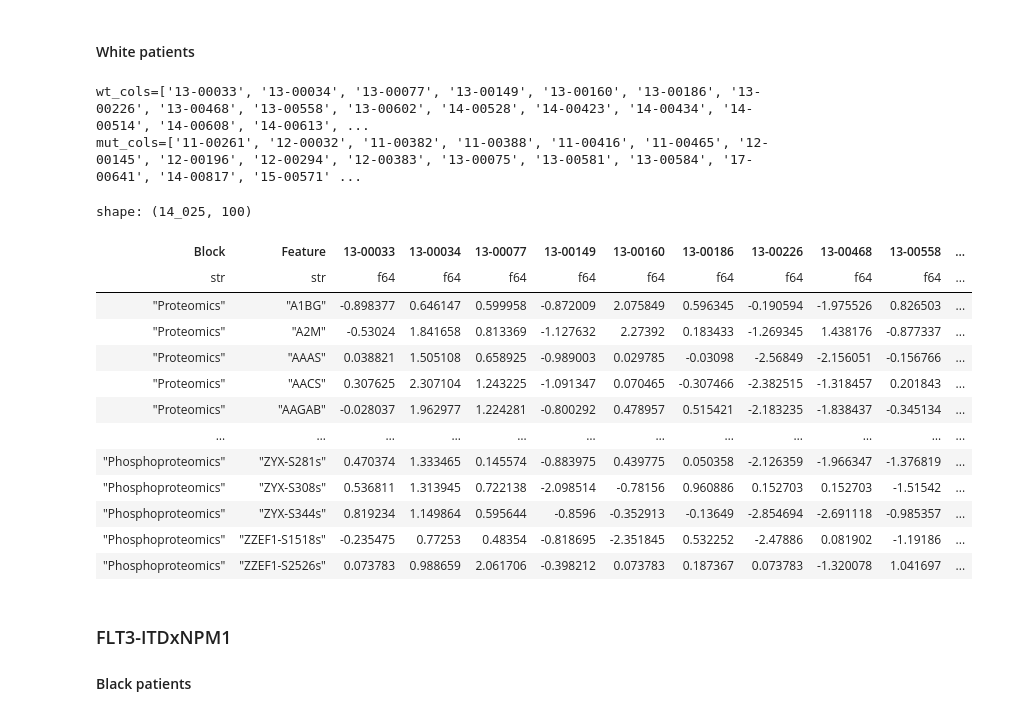
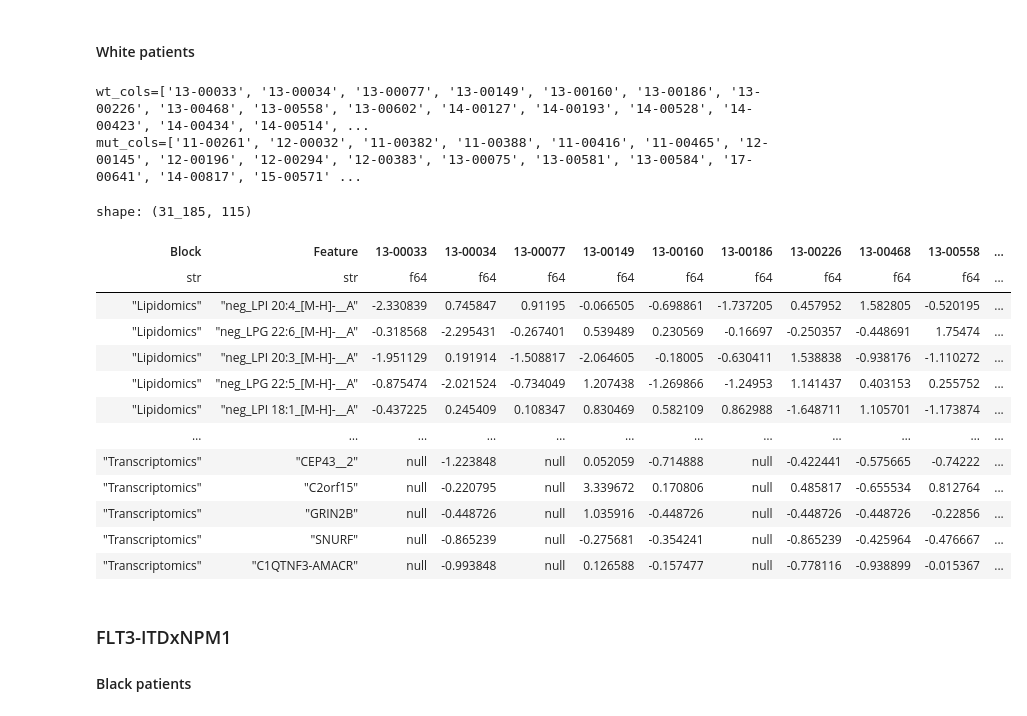
Before and after one commit to PNNL-CompBio/amlMultidrugResistance, a Jupyter notebook: aml_outcome_disparities/analysis/dylan/subset_omics_data.ipynb, the cells around one changed output. Drawn from its saved outputs; the diff is of its cells as text; code cells hidden in the pictures.

Commit message:
focus on NPM1 and FLT3-ITD, re-work omics data subsetting, get rid of DIABLO stuff

```diff
--- a/aml_outcome_disparities/analysis/dylan/subset_omics_data.ipynb
+++ b/aml_outcome_disparities/analysis/dylan/subset_omics_data.ipynb
@@ -40,9 +38,18 @@ FIGURE_DIR = os.path.join(
 META_CACHE = os.path.join(CACHE_DIR, "meta.arrow")
 OMICS_CACHE = os.path.join(CACHE_DIR, "combined.arrow")
 
-# missingness threshold (as a proportion) for dropping omics data rows
-# rows with missingness above this threshold are dropped
-MISSING_THRESHOLD = 0.3
+
+# key: block label
+# value: color
+COLORS = {
+    "Transcriptomics": "#EF476F",
+    "Phosphoproteomics": "#F7866B",
+    "Proteomics": "#FFD166",
+    "Acetylomics": "#06D6A0",
+    "Lipidomics": "#11A2B2",
+    "Metabolomics": "#0B6584",
+    "Filtered": "#444444"
+}
 # %% [markdown]
 ### Load metadata and omics data from cache
 # %%
@@ -168,17 +465,6 @@ def plot_filtered_feature_counts(
     subset: pl.DataFrame,
     figname=None
 ) :
-    # key: block label
-    # value: color
-    colors = {
-        "Transcriptomics": "#EF476F",
-        "Phosphoproteomics": "#F7866B",
-        "Proteomics": "#FFD166",
-        "Acetylomics": "#06D6A0",
-        "Lipidomics": "#11A2B2",
-        "Metabolomics": "#0B6584",
-        "Filtered": "#444444"
-    }
 
     def _hex_to_rgba(hex: str, alpha: float) -> str :
         """ add some transparency to rgb hex code and format it how plotly likes it """
@@ -223,7 +509,7 @@ def plot_filtered_feature_counts(
         # add the node for pre-subsetting feature count
         node_data[f"{block}_0"] = {
             "index": i,
-            "color": colors[block],
+            "color": COLORS[block],
             "label": f"{block} ({pre})",
             "count": pre,
             "filtered": pre - post
@@ -233,7 +519,7 @@ def plot_filtered_feature_counts(
         # add the node for post-subsetting feature count
         node_data[f"{block}_1"] = {
             "index": i,
-            "color": colors[block],
+            "color": COLORS[block],
             "label": f"({post}) {block}",
             "count": post
         }
@@ -242,7 +528,7 @@ def plot_filtered_feature_counts(
     # add a catch-all node for features that were filtered out
     node_data["Filtered"] = {
         "index": i,
-        "color": colors["Filtered"],
+        "color": COLORS["Filtered"],
         "label": f"({filtered}) Filtered",
         "count": filtered
     }
@@ -629,8 +751,6 @@ wt_cols = meta.filter(
     (pl.col("Race") == "White")
     & ~pl.col("NPM1")
     & ~pl.col("FLT3_ITD")
-    & ~pl.col("IDH1+IDH2")
-    & ~pl.col("NRAS")
 )["Sample"].to_list()
 print(f"{wt_cols=}")
 # NPM1
@@ -638,50 +758,48 @@ mut_cols = meta.filter(
     (pl.col("Race") == "White")
     & ~pl.col("NPM1")
     & pl.col("FLT3_ITD")
-    & ~pl.col("IDH1+IDH2")
-    & ~pl.col("NRAS")
 )["Sample"].to_list()
 print(f"{mut_cols=}")
 
 # save the sample columns
 with open(os.path.join(CACHE_DIR, "W_FLT3-ITD-WT_cols.pkl"), "wb") as pf:
     pickle.dump((wt_cols, mut_cols), pf)
 
 # subset the omics data
 subset = select_subset(combined, wt_cols, mut_cols)
 
 # save the subset to file
 subset.write_ipc(os.path.join(CACHE_DIR, "W_FLT3-ITD-WT.arrow"))
 
 # display
 display(subset)
 
 # report on the number of features in each block
 subset.group_by("Block").len().sort("len", descending=True)
 
 # plot feature counts before/after subsetting
 plot_filtered_feature_counts(
     combined,
     subset,
     figname=os.path.join(FIGURE_DIR, "block-feature-counts_W_FLT3-ITD-WT.png")
 )
 # %% [output]
-wt_cols=['13-00033', '13-00034', '13-00077', '13-00149', '13-00160', '13-00186', '13-00226', '13-00468', '13-00558', '13-00602', '14-00528', '14-00423', '14-00434', '14-00514', '14-00608', '14-00613', ...
+wt_cols=['13-00033', '13-00034', '13-00077', '13-00149', '13-00160', '13-00186', '13-00226', '13-00468', '13-00558', '13-00602', '14-00127', '14-00193', '14-00528', '14-00423', '14-00434', '14-00514', ...
 mut_cols=['11-00261', '12-00032', '11-00382', '11-00388', '11-00416', '11-00465', '12-00145', '12-00196', '12-00294', '12-00383', '13-00075', '13-00581', '13-00584', '17-00641', '14-00817', '15-00571' ...
-shape: (14_025, 100)
+shape: (31_185, 115)
 | Block | Feature | 13-00033 | 13-00034 | 13-00077 | 13-00149 | 13-00160 | 13-00186 | 13-00226 | 13-00468 | 13-00558 | ... |
 | str | str | f64 | f64 | f64 | f64 | f64 | f64 | f64 | f64 | f64 | ... |
-| "Proteomics" | "A1BG" | -0.898377 | 0.646147 | 0.599958 | -0.872009 | 2.075849 | 0.596345 | -0.190594 | -1.975526 | 0.826503 | ... |
-| "Proteomics" | "A2M" | -0.53024 | 1.841658 | 0.813369 | -1.127632 | 2.27392 | 0.183433 | -1.269345 | 1.438176 | -0.877337 | ... |
-| "Proteomics" | "AAAS" | 0.038821 | 1.505108 | 0.658925 | -0.989003 | 0.029785 | -0.03098 | -2.56849 | -2.156051 | -0.156766 | ... |
-| "Proteomics" | "AACS" | 0.307625 | 2.307104 | 1.243225 | -1.091347 | 0.070465 | -0.307466 | -2.382515 | -1.318457 | 0.201843 | ... |
-| "Proteomics" | "AAGAB" | -0.028037 | 1.962977 | 1.224281 | -0.800292 | 0.478957 | 0.515421 | -2.183235 | -1.838437 | -0.345134 | ... |
+| "Lipidomics" | "neg_LPI 20:4_[M-H]-__A" | -2.330839 | 0.745847 | 0.91195 | -0.066505 | -0.698861 | -1.737205 | 0.457952 | 1.582805 | -0.520195 | ... |
+| "Lipidomics" | "neg_LPG 22:6_[M-H]-__A" | -0.318568 | -2.295431 | -0.267401 | 0.539489 | 0.230569 | -0.16697 | -0.250357 | -0.448691 | 1.75474 | ... |
+| "Lipidomics" | "neg_LPI 20:3_[M-H]-__A" | -1.951129 | 0.191914 | -1.508817 | -2.064605 | -0.18005 | -0.630411 | 1.538838 | -0.938176 | -1.110272 | ... |
+| "Lipidomics" | "neg_LPG 22:5_[M-H]-__A" | -0.875474 | -2.021524 | -0.734049 | 1.207438 | -1.269866 | -1.24953 | 1.141437 | 0.403153 | 0.255752 | ... |
+| "Lipidomics" | "neg_LPI 18:1_[M-H]-__A" | -0.437225 | 0.245409 | 0.108347 | 0.830469 | 0.582109 | 0.862988 | -1.648711 | 1.105701 | -1.173874 | ... |
 | … | … | … | … | … | … | … | … | … | … | … | ... |
-| "Phosphoproteomics" | "ZYX-S281s" | 0.470374 | 1.333465 | 0.145574 | -0.883975 | 0.439775 | 0.050358 | -2.126359 | -1.966347 | -1.376819 | ... |
-| "Phosphoproteomics" | "ZYX-S308s" | 0.536811 | 1.313945 | 0.722138 | -2.098514 | -0.78156 | 0.960886 | 0.152703 | 0.152703 | -1.51542 | ... |
-| "Phosphoproteomics" | "ZYX-S344s" | 0.819234 | 1.149864 | 0.595644 | -0.8596 | -0.352913 | -0.13649 | -2.854694 | -2.691118 | -0.985357 | ... |
-| "Phosphoproteomics" | "ZZEF1-S1518s" | -0.235475 | 0.77253 | 0.48354 | -0.818695 | -2.351845 | 0.532252 | -2.47886 | 0.081902 | -1.19186 | ... |
-| "Phosphoproteomics" | "ZZEF1-S2526s" | 0.073783 | 0.988659 | 2.061706 | -0.398212 | 0.073783 | 0.187367 | 0.073783 | -1.320078 | 1.041697 | ... |
+| "Transcriptomics" | "CEP43__2" | null | -1.223848 | null | 0.052059 | -0.714888 | null | -0.422441 | -0.575665 | -0.74222 | ... |
+| "Transcriptomics" | "C2orf15" | null | -0.220795 | null | 3.339672 | 0.170806 | null | 0.485817 | -0.655534 | 0.812764 | ... |
+| "Transcriptomics" | "GRIN2B" | null | -0.448726 | null | 1.035916 | -0.448726 | null | -0.448726 | -0.448726 | -0.22856 | ... |
+| "Transcriptomics" | "SNURF" | null | -0.865239 | null | -0.275681 | -0.354241 | null | -0.865239 | -0.425964 | -0.476667 | ... |
+| "Transcriptomics" | "C1QTNF3-AMACR" | null | -0.993848 | null | 0.126588 | -0.157477 | null | -0.778116 | -0.938899 | -0.015367 | ... |
 # %% [markdown]
 ### FLT3-ITDxNPM1
 
```
Also changed, not shown: parts of 18 cells of this notebook, 11 other files.
